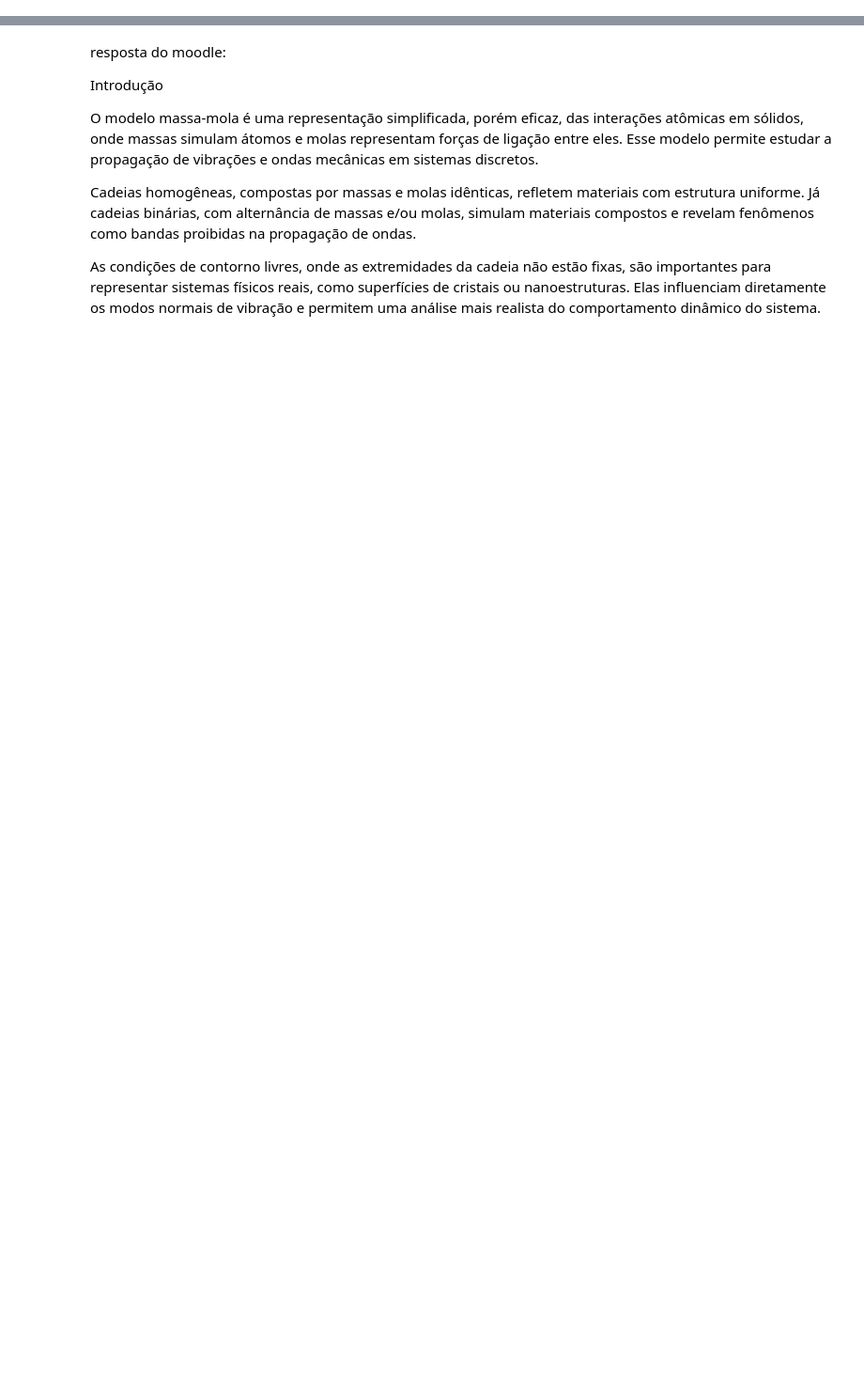
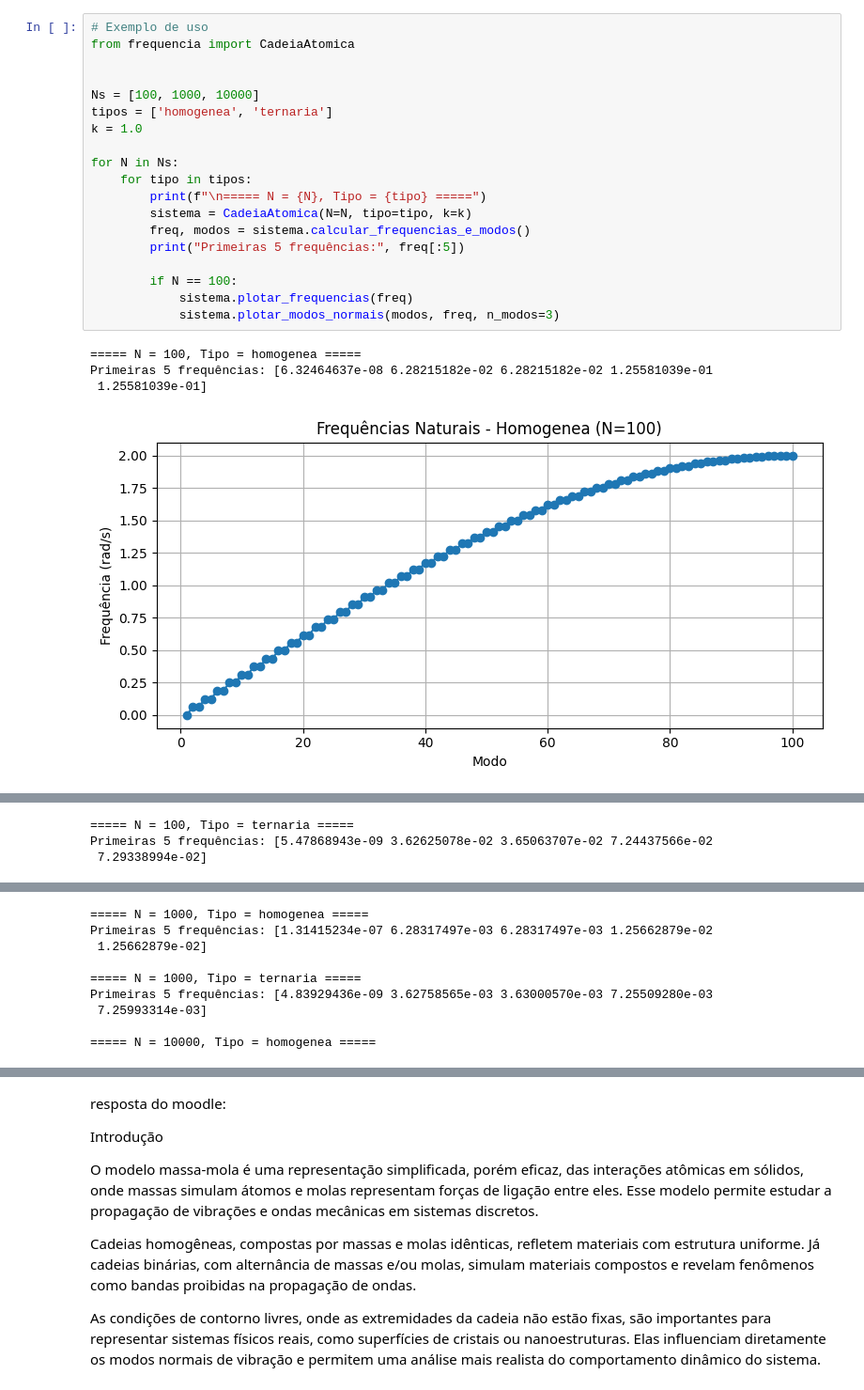
Before and after one commit to gabireisch/av5, a Jupyter notebook: av5.ipynb, the cells around one changed output, grey strips where cells are left out. Shown: that part at 94% size. Saved outputs shown, nothing was run; the diff lists cells and outputs as text; blank space fills up the shorter version.

```diff
--- a/av5.ipynb
+++ b/av5.ipynb
@@ -4,0 +79,24 @@
+# %%
+# Exemplo de uso
+from frequencia import CadeiaAtomica
+
+
+Ns = [100, 1000, 10000]
+tipos = ['homogenea', 'ternaria']
+k = 1.0
+
+for N in Ns:
+    for tipo in tipos:
+        print(f"\n===== N = {N}, Tipo = {tipo} =====")
+        sistema = CadeiaAtomica(N=N, tipo=tipo, k=k)
+        freq, modos = sistema.calcular_frequencias_e_modos()
+        print("Primeiras 5 frequências:", freq[:5])
+
+        if N == 100:
+            sistema.plotar_frequencias(freq)
+            sistema.plotar_modos_normais(modos, freq, n_modos=3)
+# %% [output]
+===== N = 100, Tipo = homogenea =====
+Primeiras 5 frequências: [6.32464637e-08 6.28215182e-02 6.28215182e-02 1.25581039e-01
+ 1.25581039e-01]
+[figure, added]
@@ -4,0 +104,3 @@
+===== N = 100, Tipo = ternaria =====
+Primeiras 5 frequências: [5.47868943e-09 3.62625078e-02 3.65063707e-02 7.24437566e-02
+ 7.29338994e-02]
@@ -5,3 +109,12 @@
+===== N = 1000, Tipo = homogenea =====
+Primeiras 5 frequências: [1.31415234e-07 6.28317497e-03 6.28317497e-03 1.25662879e-02
+ 1.25662879e-02]
+
+===== N = 1000, Tipo = ternaria =====
+Primeiras 5 frequências: [4.83929436e-09 3.62758565e-03 3.63000570e-03 7.25509280e-03
+ 7.25993314e-03]
+
+===== N = 10000, Tipo = homogenea =====
 # %% [markdown]
 ### Exercício 02
 ![alt text](ex2.png)
```
Also changed, not shown: parts of 2 cells of this notebook.
